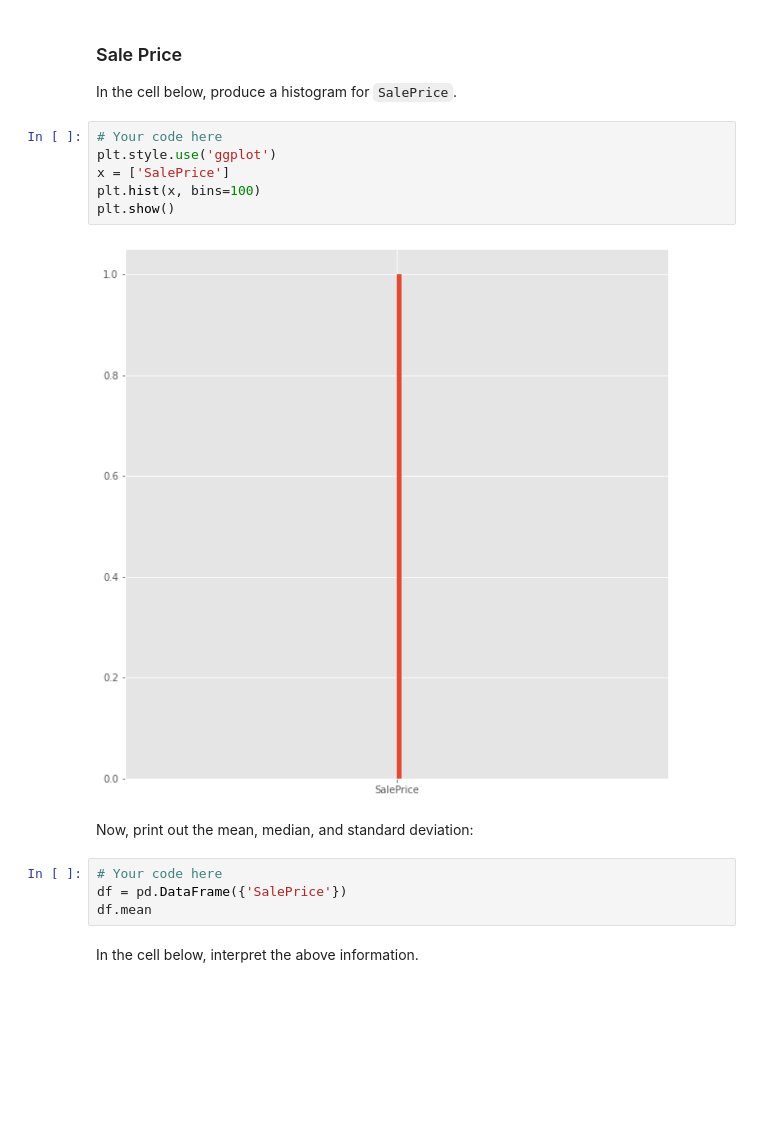
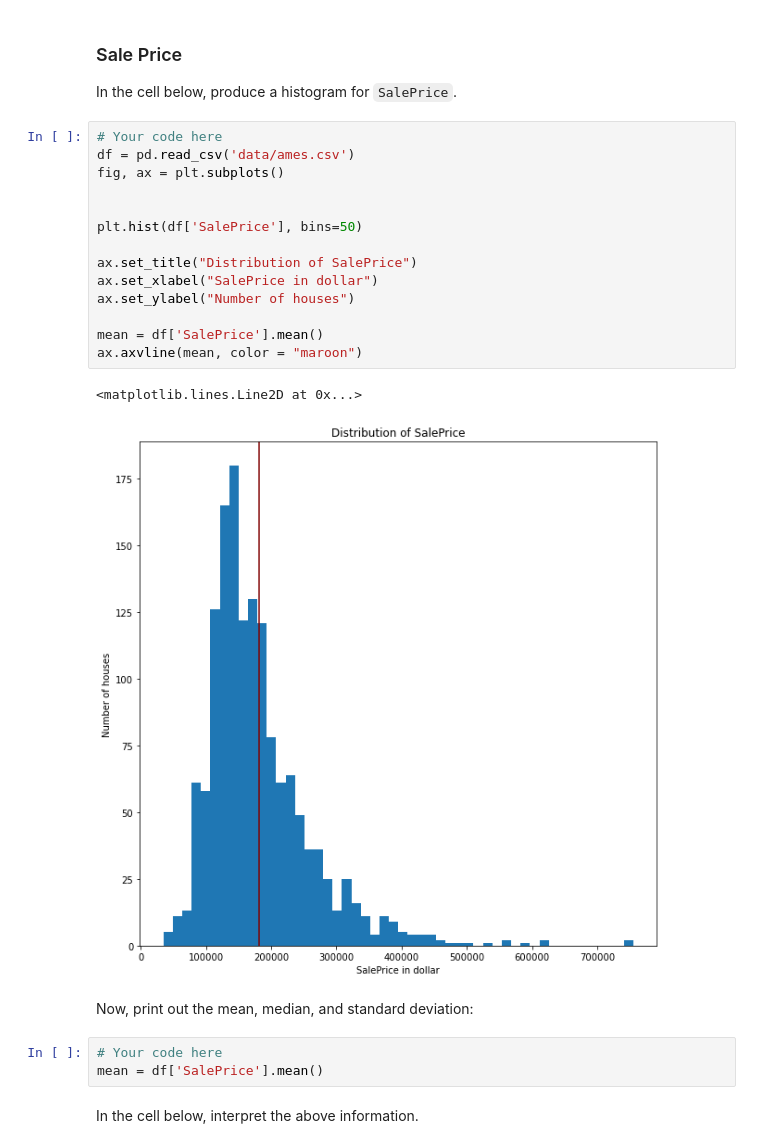
Before and after one commit to pnjoki/dsc-pandas-eda-lab, a Jupyter notebook: index.ipynb, the cells around one changed output. Saved outputs shown, nothing was run; the diff lists cells and outputs as text; blank space fills up the shorter version.

```diff
--- a/index.ipynb
+++ b/index.ipynb
@@ -184,20 +184,28 @@ Each histogram should have appropriate title and axes labels, as well as a black
 ### Sale Price
 
 In the cell below, produce a histogram for `SalePrice`.
-# %%
-# Your code here
-plt.style.use('ggplot')
-x = ['SalePrice']
-plt.hist(x, bins=100)
-plt.show()
-# %% [output]
-[figure, removed]
+# %%
+# Your code here
+df = pd.read_csv('data/ames.csv')
+fig, ax = plt.subplots()
+
+
+plt.hist(df['SalePrice'], bins=50)
+
+ax.set_title("Distribution of SalePrice")
+ax.set_xlabel("SalePrice in dollar")
+ax.set_ylabel("Number of houses")
+
+mean = df['SalePrice'].mean()
+ax.axvline(mean, color = "maroon")
+# %% [output]
+<matplotlib.lines.Line2D at 0x...>
+[figure, added]
 # %% [markdown]
 Now, print out the mean, median, and standard deviation:
 # %%
 # Your code here
-df = pd.DataFrame({'SalePrice'})
-df.mean
+mean = df['SalePrice'].mean()
 # %% [markdown]
 In the cell below, interpret the above information.
 # %%
```
